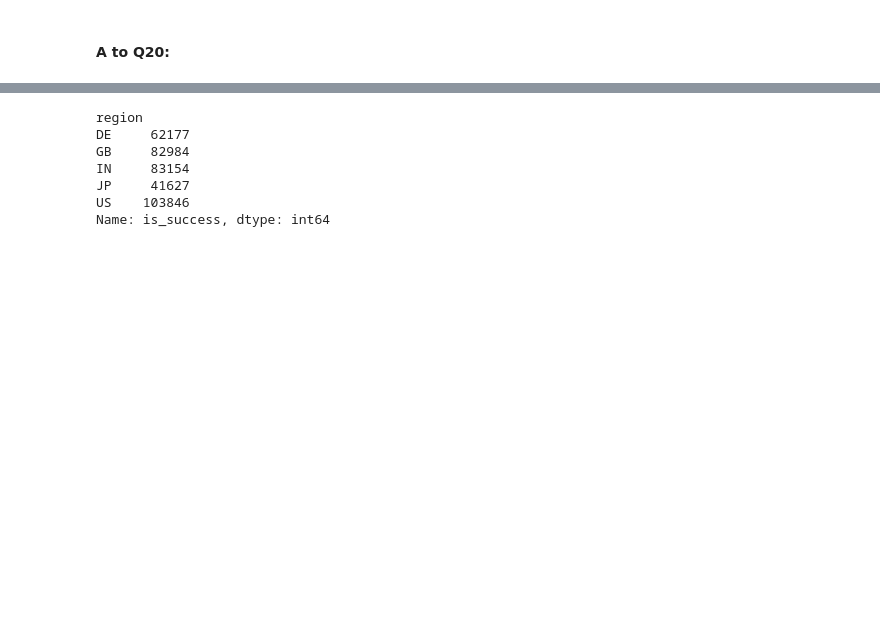
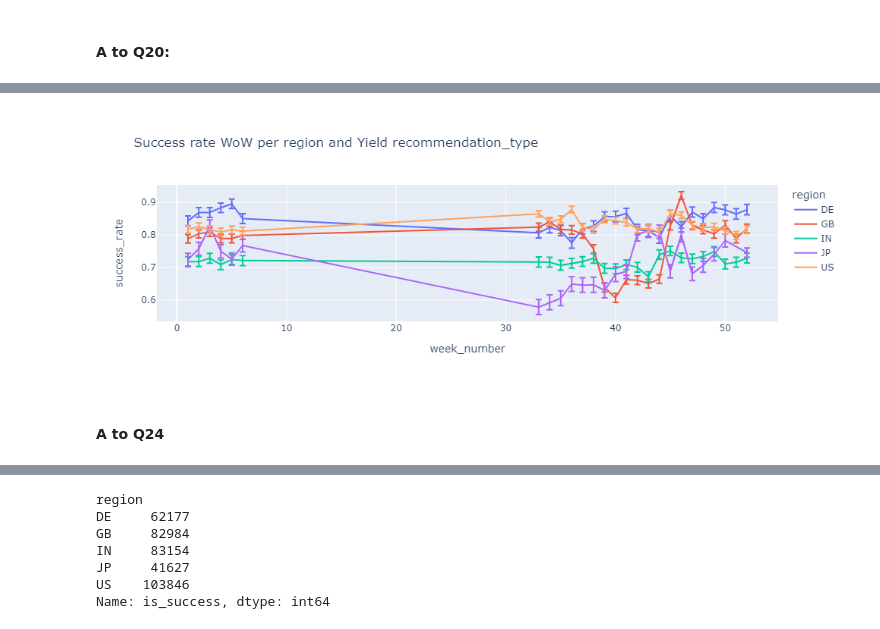
Before and after one commit to MeirYosub/Python-ML--Pandas, a Jupyter notebook: Exercise 2 - Solution - Meir Yosub.ipynb, the cells around one changed output, grey strips where cells are left out. Saved outputs shown, nothing was run; the diff lists cells and outputs as text; code cells hidden in the pictures; blank space fills up the shorter version.

```diff
--- a/Exercise 2 - Solution - Meir Yosub.ipynb
+++ b/Exercise 2 - Solution - Meir Yosub.ipynb
@@ -905,0 +1003,7 @@ Yield                  0.637218  18847   0.630354    0.644082
+# %%
+plt=px.line(df11.reset_index().query("recommendation_type=='Yield'"), x='week_number', y='success_rate',error_y='CI_range',color='region', title='Success rate WoW per region and Yield recommendation_type')
+plt.show()
+# %% [output]
+[figure, added]
+# %% [markdown]
+#### A to Q24
```
Also changed, not shown: parts of 40 cells of this notebook.
